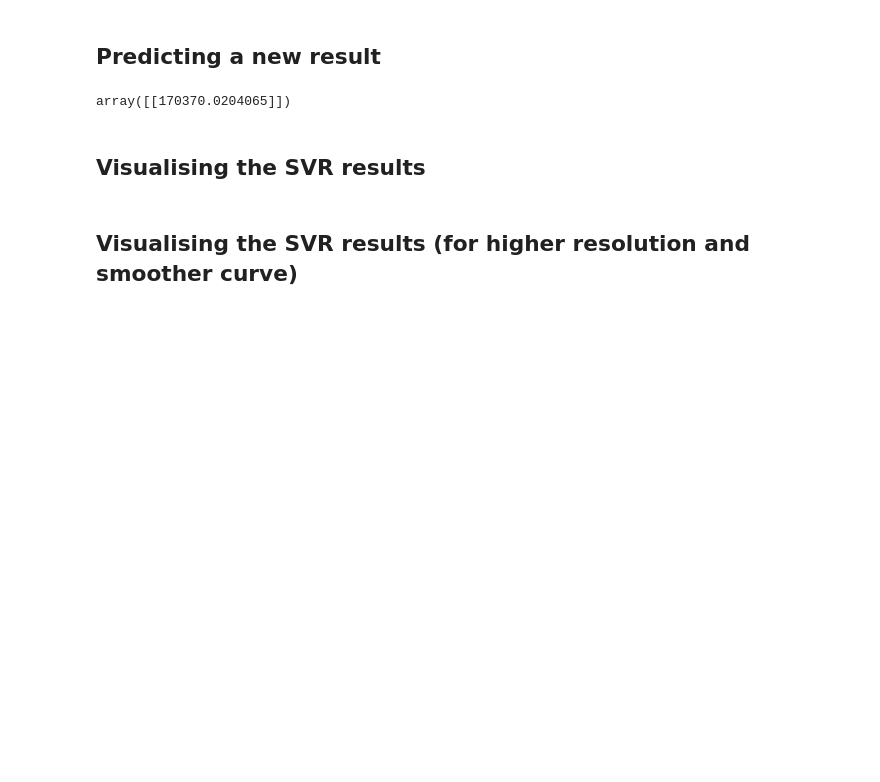
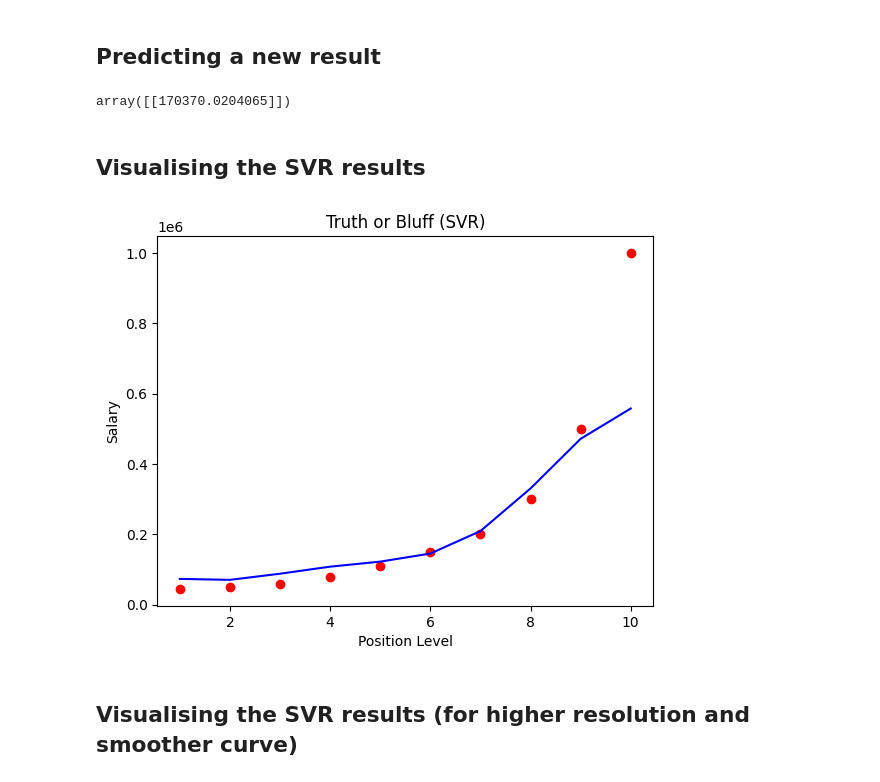
Before and after one commit to chawthinn/udemy-machine-learning-kirill, a Jupyter notebook: part2-regression/section7-support-vector-regression.ipynb, the cells around one changed output. Drawn from its saved outputs; the diff is of its cells as text; code cells hidden in the pictures; blank space fills up the shorter version.

```diff
--- a/part2-regression/section7-support-vector-regression.ipynb
+++ b/part2-regression/section7-support-vector-regression.ipynb
@@ -94,5 +94,14 @@ sc_y.inverse_transform(regressor.predict(sc_X.transform([[6.5]])).reshape(-1,1))
 array([[170370.0204065]])
 # %% [markdown]
 ## Visualising the SVR results
+# %%
+plt.scatter(sc_X.inverse_transform(X), sc_y.inverse_transform(y), color='red')
+plt.plot(sc_X.inverse_transform(X), sc_y.inverse_transform(regressor.predict(X).reshape(-1,1)), color='blue')
+plt.title('Truth or Bluff (SVR)')
+plt.xlabel('Position Level')
+plt.ylabel('Salary')
+plt.show()
+# %% [output]
+[figure, added]
 # %% [markdown]
 ## Visualising the SVR results (for higher resolution and smoother curve)
```
Also changed, not shown: parts of 1 cell of this notebook.
